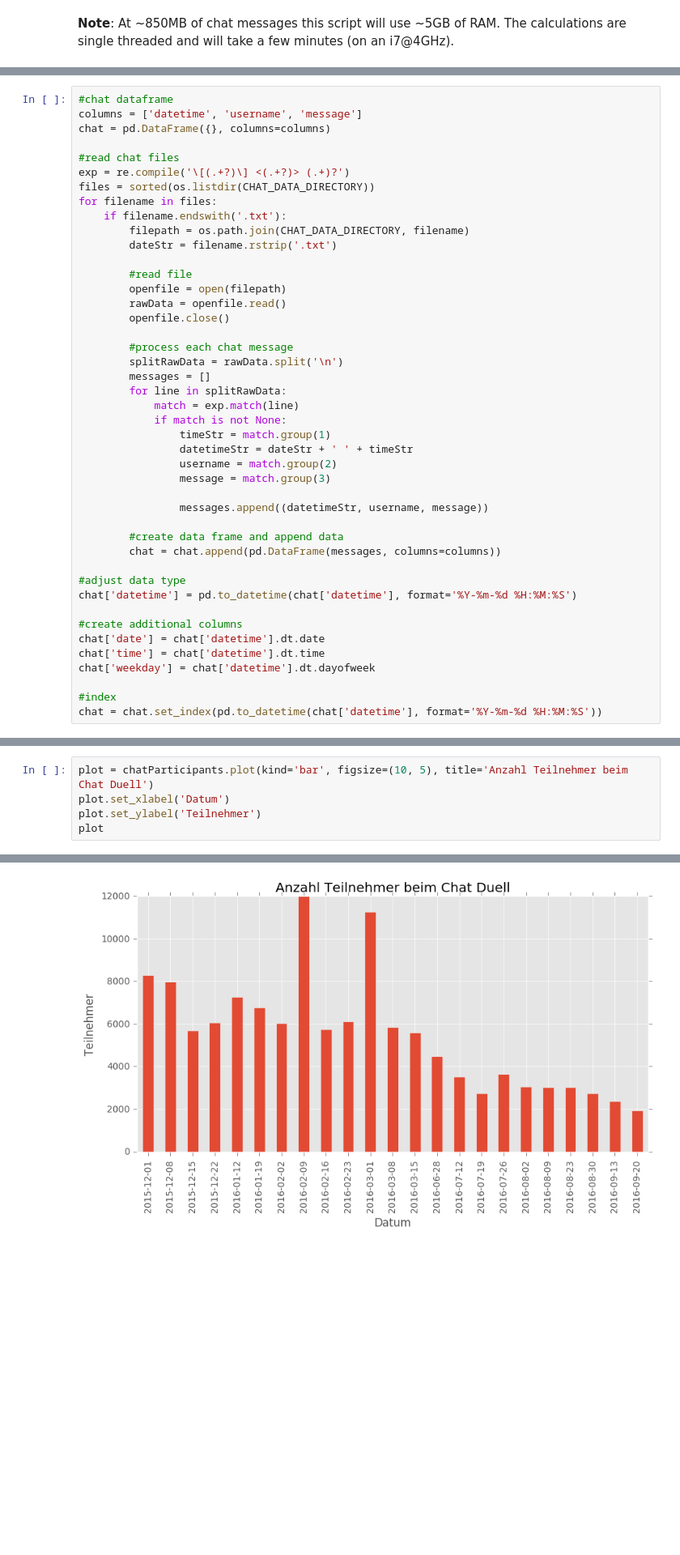
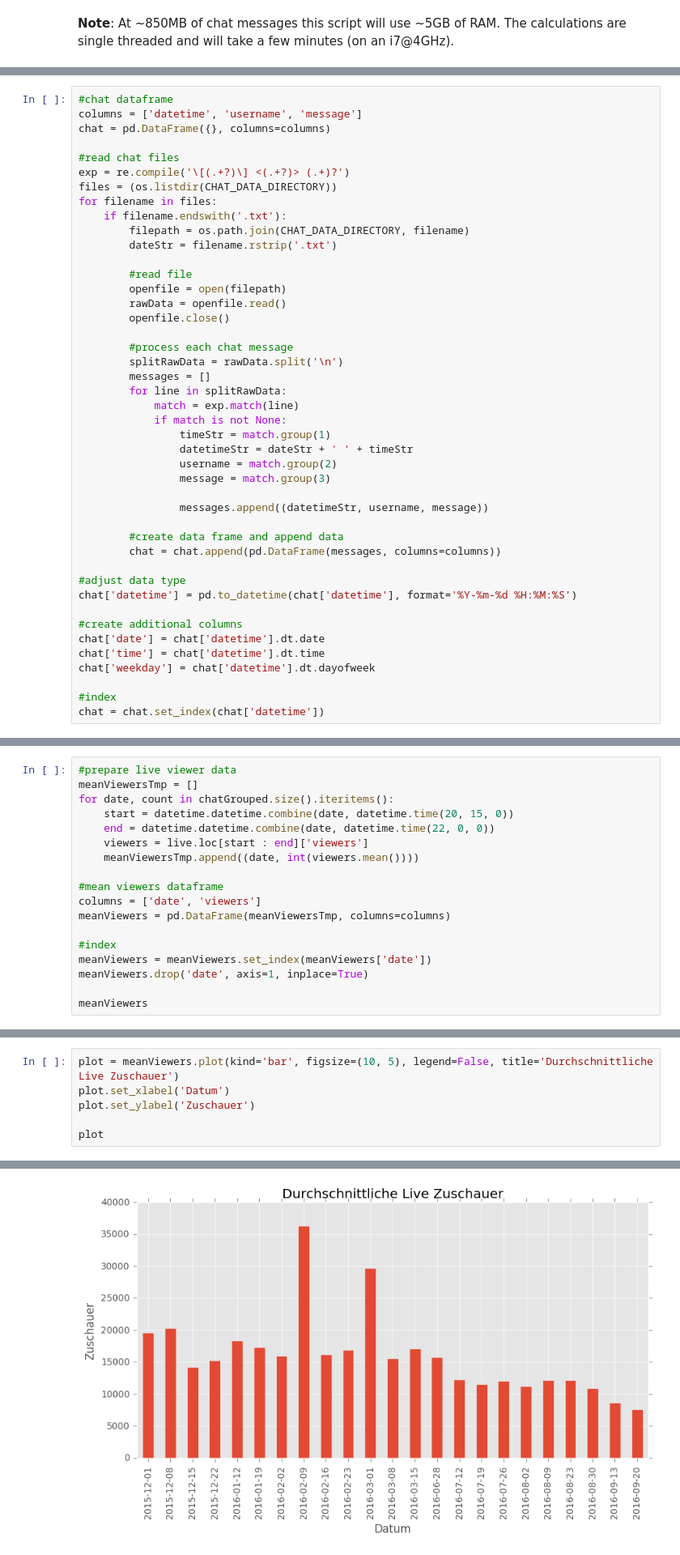
Before and after one commit to rbtvstats/rbtvstats, a Jupyter notebook: notebooks/chat_duell.ipynb, the cells around one changed output, grey strips where cells are left out. Shown at 81% size. Cells and saved outputs as stored; diff of their text form; blank space fills up the shorter version.

```diff
--- a/notebooks/chat_duell.ipynb
+++ b/notebooks/chat_duell.ipynb
@@ -26,7 +29,7 @@ chat = pd.DataFrame({}, columns=columns)
 
 #read chat files
 exp = re.compile('\[(.+?)\] <(.+?)> (.+)?')
-files = sorted(os.listdir(CHAT_DATA_DIRECTORY))
+files = (os.listdir(CHAT_DATA_DIRECTORY))
 for filename in files:
     if filename.endswith('.txt'):
         filepath = os.path.join(CHAT_DATA_DIRECTORY, filename)
@@ -62,7 +65,7 @@ chat['time'] = chat['datetime'].dt.time
 chat['weekday'] = chat['datetime'].dt.dayofweek
 
 #index
-chat = chat.set_index(pd.to_datetime(chat['datetime'], format='%Y-%m-%d %H:%M:%S'))
+chat = chat.set_index(chat['datetime'])
 # %%
 chat.head()
 # %% [output]
@@ -186,0 +203,18 @@ Name: username, dtype: int64
+# %%
+#prepare live viewer data
+meanViewersTmp = []
+for date, count in chatGrouped.size().iteritems():
+    start = datetime.datetime.combine(date, datetime.time(20, 15, 0))
+    end = datetime.datetime.combine(date, datetime.time(22, 0, 0))
+    viewers = live.loc[start : end]['viewers']
+    meanViewersTmp.append((date, int(viewers.mean())))
+
+#mean viewers dataframe
+columns = ['date', 'viewers']
+meanViewers = pd.DataFrame(meanViewersTmp, columns=columns)
+
+#index
+meanViewers = meanViewers.set_index(meanViewers['date'])
+meanViewers.drop('date', axis=1, inplace=True)
+
+meanViewers
@@ -187,8 +240,9 @@ Name: username, dtype: int64
 # %%
-plot = chatParticipants.plot(kind='bar', figsize=(10, 5), title='Anzahl Teilnehmer beim Chat Duell')
+plot = meanViewers.plot(kind='bar', figsize=(10, 5), legend=False, title='Durchschnittliche Live Zuschauer')
 plot.set_xlabel('Datum')
-plot.set_ylabel('Teilnehmer')
+plot.set_ylabel('Zuschauer')
+
 plot
 # %% [output]
 <matplotlib.axes._subplots.AxesSubplot at 0x...>
-[figure, old version]
+[figure, new version]
```
Also changed, not shown: parts of 14 cells of this notebook, 8 other files.
